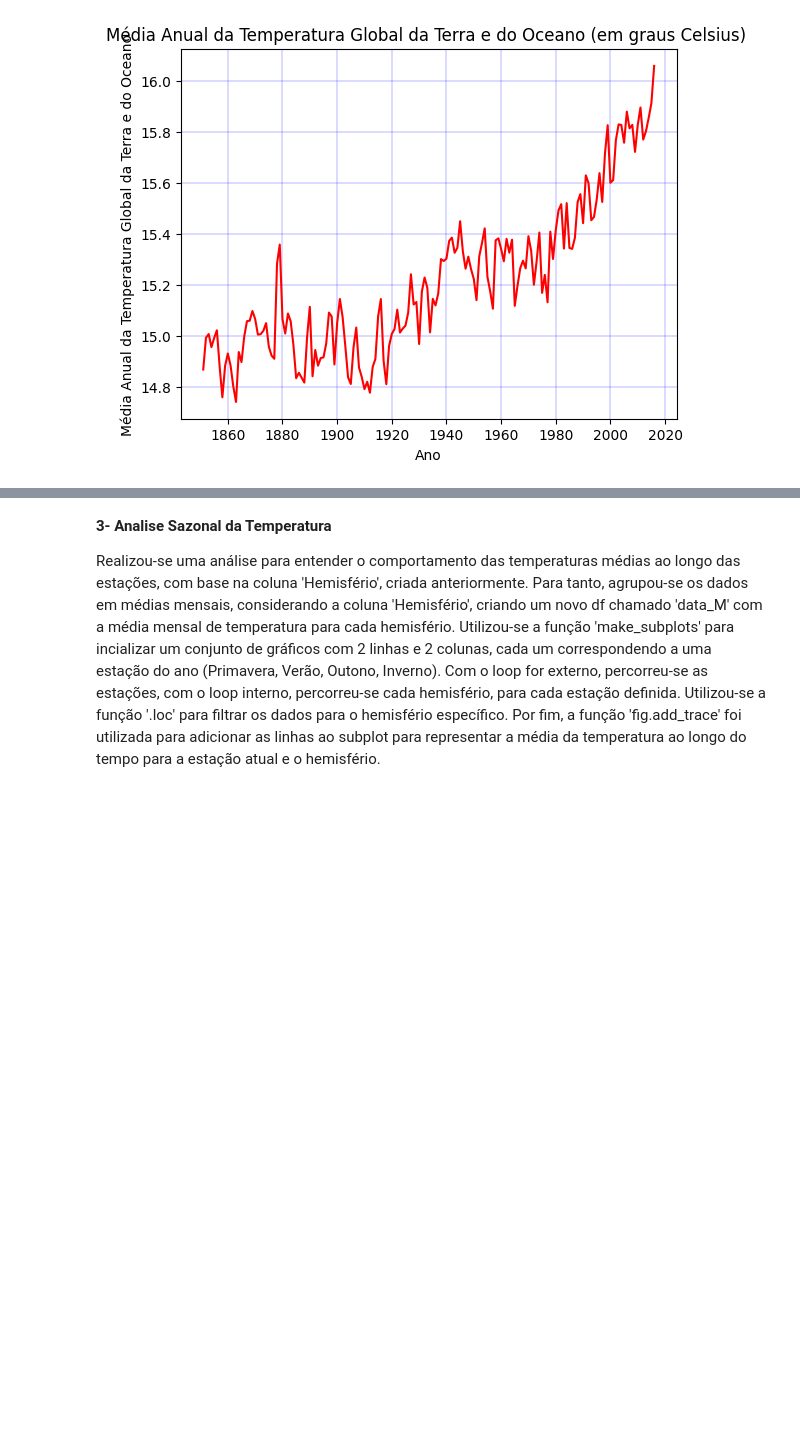
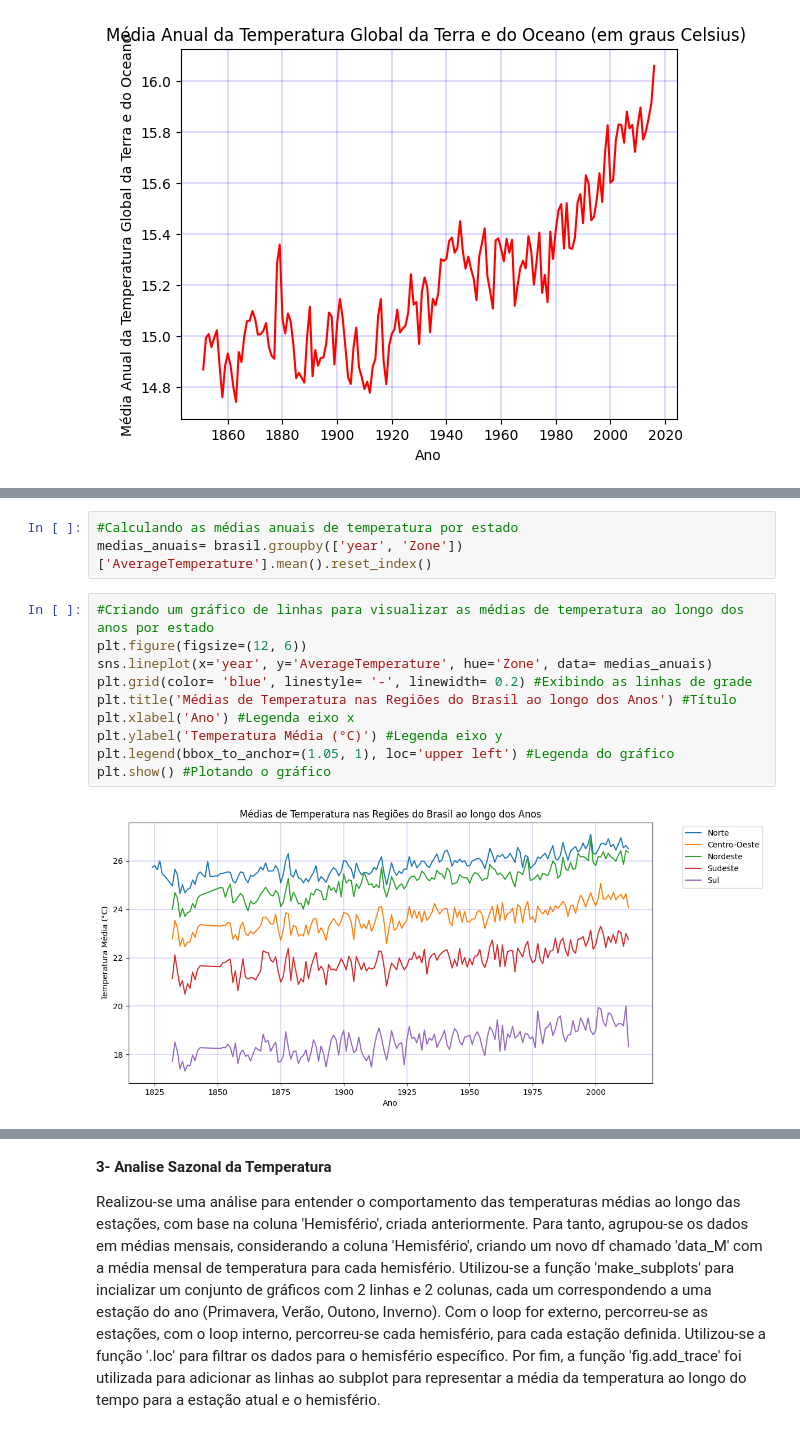
Before and after one commit to CarolineMNves/MVP_An-lise_de_dados, a Jupyter notebook: MVP_Análise_de_Dados_e_Boas_Práticas.ipynb, the cells around one changed output, grey strips where cells are left out. Cells and saved outputs as stored; diff of their text form; blank space fills up the shorter version.

```diff
--- a/MVP_Análise_de_Dados_e_Boas_Práticas.ipynb
+++ b/MVP_Análise_de_Dados_e_Boas_Práticas.ipynb
@@ -724,0 +1234,15 @@ Os gráficos de 'Média Anual da Temperatua Global' e 'Média Anual da Temperatu
+# %%
+#Calculando as médias anuais de temperatura por estado
+medias_anuais= brasil.groupby(['year', 'Zone'])['AverageTemperature'].mean().reset_index()
+# %%
+#Criando um gráfico de linhas para visualizar as médias de temperatura ao longo dos anos por estado
+plt.figure(figsize=(12, 6))
+sns.lineplot(x='year', y='AverageTemperature', hue='Zone', data= medias_anuais)
+plt.grid(color= 'blue', linestyle= '-', linewidth= 0.2) #Exibindo as linhas de grade
+plt.title('Médias de Temperatura nas Regiões do Brasil ao longo dos Anos') #Título
+plt.xlabel('Ano') #Legenda eixo x
+plt.ylabel('Temperatura Média (°C)') #Legenda eixo y
+plt.legend(bbox_to_anchor=(1.05, 1), loc='upper left') #Legenda do gráfico
+plt.show() #Plotando o gráfico
+# %% [output]
+[figure, added]
```
Also changed, not shown: parts of 83 cells of this notebook.
